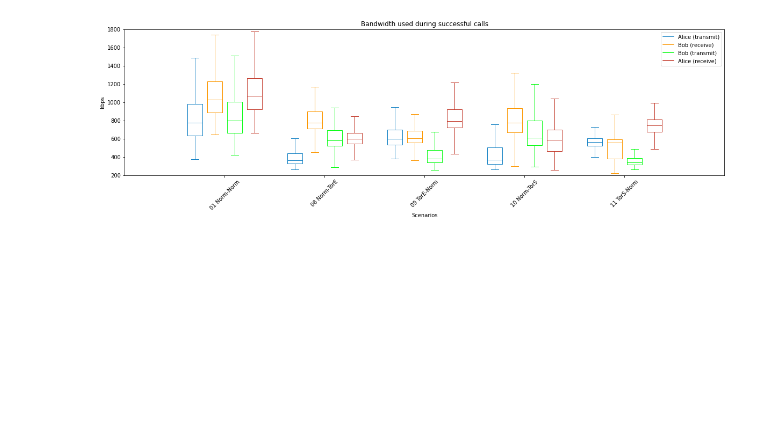
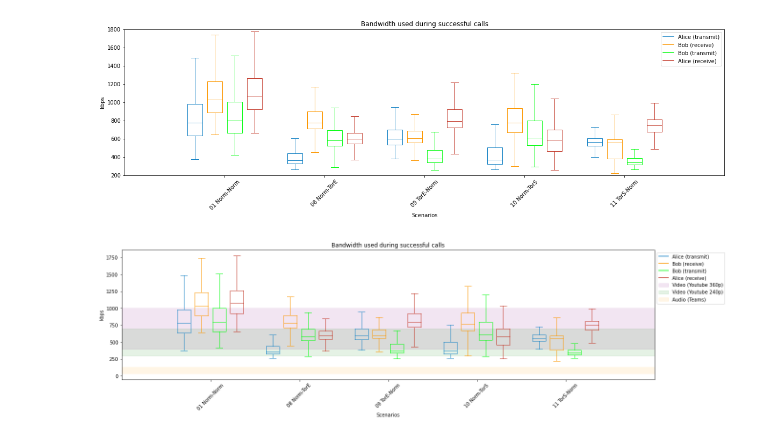
Before and after one commit to Master2022E/OnionRTC-experiment, a Jupyter notebook: Dataprocess/BandwidthUsedPlots.ipynb, the cells around one changed output. Cells and saved outputs as stored; diff of their text form; code cells hidden in the pictures; blank space fills up the shorter version.

Commit message:
Add image of bandwidth used with threshold values

```diff
--- a/Dataprocess/BandwidthUsedPlots.ipynb
+++ b/Dataprocess/BandwidthUsedPlots.ipynb
@@ -181,3 +183,55 @@ plt.savefig("output_folder/BoxPlotUsedBandwidth.svg", format="svg", bbox_inches=
 plt.show()
 # %% [output]
 [figure]
+# %%
+plt.figure()
+
+bpTransmitAlice = plt.boxplot(dataTransmitAlice, positions=np.array(range(len(dataTransmitAlice)))*2.0-0.6, sym='', widths=0.3)
+bpReceiveBob = plt.boxplot(dataReceiveBob, positions=np.array(range(len(dataReceiveBob)))*2.0-0.2, sym='', widths=0.3)
+bpTransmitBob = plt.boxplot(dataTransmitBob, positions=np.array(range(len(dataTransmitBob)))*2.0+0.2, sym='', widths=0.3)
+bpReceiveAlice = plt.boxplot(dataReceiveAlice, positions=np.array(range(len(dataReceiveAlice)))*2.0+0.6, sym='', widths=0.3)
+
+set_box_color(bpTransmitAlice, colorAliceTransmit)
+set_box_color(bpReceiveBob, colorBobReceive)
+set_box_color(bpTransmitBob, colorBobTransmit)
+set_box_color(bpReceiveAlice, colorAliceReceive) # colors are from http://colorbrewer2.org/
+
+# draw temporary red and blue lines and use them to create a legend
+plt.plot([], c=colorAliceTransmit, label='Alice (transmit)')
+plt.plot([], c=colorBobReceive, label='Bob (receive)')
+plt.plot([], c=colorBobTransmit, label='Bob (transmit)')
+plt.plot([], c=colorAliceReceive, label='Alice (receive)')
+
+plt.title("Bandwidth used during successful calls")
+plt.rcParams["figure.figsize"] = [20,5]
+
+plt.xlabel('Scenarios')
+ticks = hf.getScenarioLabels(receiveDf["scenario"].unique())
+plt.xticks(range(0, len(ticks) * 2, 2), ticks, rotation=45)
+plt.xlim(-2, len(ticks)*2)
+
+#plt.ylim(200, 1800)
+plt.ylabel('kbps')
+
+x = np.array([-2, 10])
+
+# https://support.zoom.us/hc/en-us/articles/201362023-System-requirements-for-Windows-macOS-and-Linux#h_d278c327-e03d-4896-b19a-96a8f3c0c69c
+#plt.fill_between(x, [60], [80], alpha=0.1, color='red', label='Audio (Zoom)')
+#plt.fill_between(x, [600], [6800], alpha=0.1, color='blue', label='Video (Zoom)')
+#plt.fill_between(x, [50], [150], alpha=0.1, color='green', label='ScreenSharing (Zoom)')
+
+# https://support.google.com/youtube/answer/2853702?hl=en#zippy=%2Ck-p-fps%2Cp-fps%2Cp
+plt.fill_between(x, [400], [1000], alpha=0.1, color='purple', label='Video (Youtube 360p)')
+plt.fill_between(x, [300], [700], alpha=0.1, color='green', label='Video (Youtube 240p)')
+
+# https://support.microsoft.com/en-us/office/monitor-call-and-meeting-quality-in-teams-7bb1747c-d91a-4fbb-84f6-ad3f48e73511
+plt.fill_between(x, [36], [128], alpha=0.1, color='orange', label='Audio (Teams)')
+#plt.fill_between(x, [36], [1500], alpha=0.1, color='orange', label='Video (Teams)')
+
+#plt.legend(bbox_to_anchor=(1.01, 1),loc='upper left', borderaxespad=0.)
+plt.legend(bbox_to_anchor=(1, 1),loc='upper left')
+plt.savefig("output_folder/BoxPlotUsedBandwidthWithThreshold.png", format="png", bbox_inches='tight', transparent=False, dpi=600, pad_inches=0.1, facecolor='w', edgecolor='w')
+plt.savefig("output_folder/BoxPlotUsedBandwidthWithThreshold.svg", format="svg", bbox_inches='tight', transparent=False, dpi=600, pad_inches=0.1, facecolor='w', edgecolor='w')
+plt.show()
+# %% [output]
+[figure, added]
```
Also changed, not shown: parts of 2 cells of this notebook, 5 other files.
